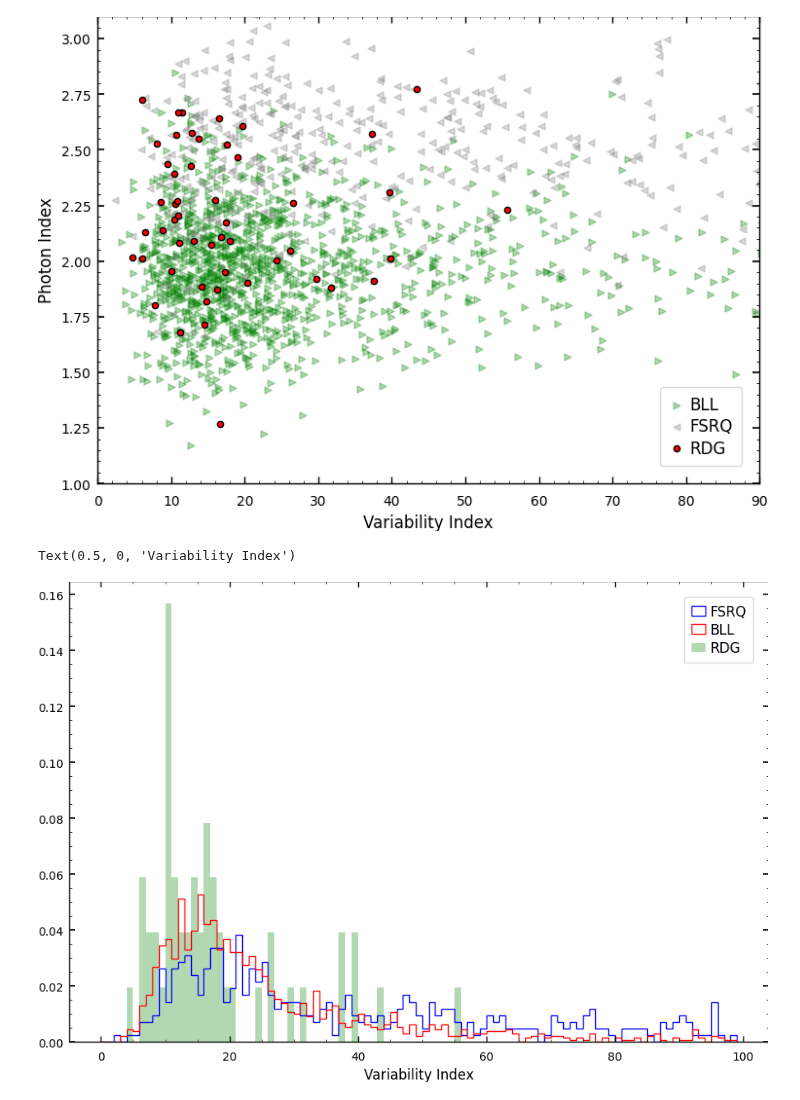
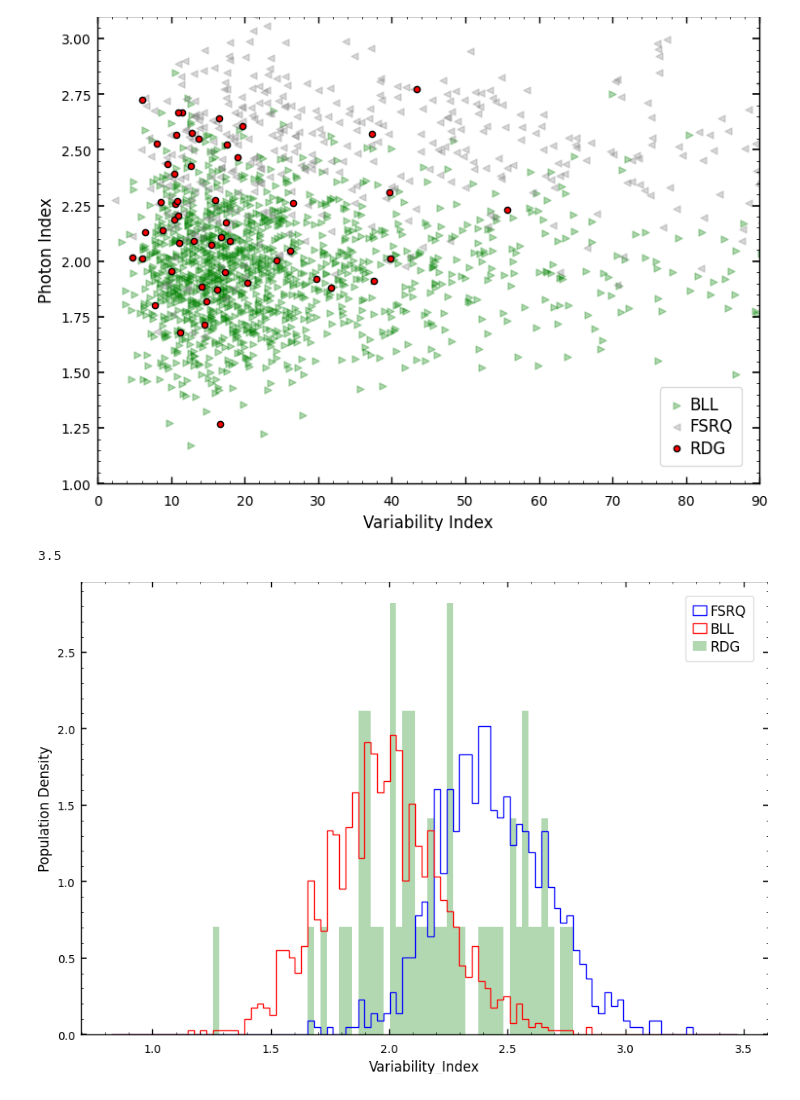
Before and after one commit to IoanPJ/Final_year_project_IMPJ, a Jupyter notebook: ML/separability_of_variables.ipynb, the cells around one changed output. Cells and saved outputs as stored; diff of their text form; code cells hidden in the pictures.

```diff
--- a/ML/separability_of_variables.ipynb
+++ b/ML/separability_of_variables.ipynb
@@ -127,18 +128,47 @@ ax.set_xlabel('Variability Index',fontsize=12)
 Text(0.5, 0, 'Variability Index')
 [figure]
 # %%
+feature = 'Variability_Index'
+feat = np.array(data[feature])
+feat=np.log(feat)
+classes = np.array(data['CLASS1'])
+bll_feat = np.array([])
+for i in range(0,len(classes)):
+    if classes[i] == 1:
+        bll_feat = np.append(bll_feat,feat[i])
+    elif classes[i] == 2:
+        fsrq_feat = np.append(fsrq_feat,feat[i])
+    elif classes[i] == 3:
+        rdg_feat = np.append(rdg_feat,feat[i])
+    elif classes[i] == 4:
+        pass
+    else:
+        print('Error')
+
+
+feat[feat==-np.inf] = np.nan
+feat = feat[~np.isnan(feat)]
+n = np.min(feat)
+N = np.max(feat)
+
+n=n
+N=3.5
+step = abs((N-n)/100)
+print(N)
 
 fig, ax = plt.subplots(figsize = (10,7))
 #ax2 = ax.twinx()
-ax.hist(fsrq_vi,histtype='step',bins = np.arange(0,100,1),color='blue',density=True,label = 'FSRQ')
-ax.hist(bll_vi,histtype='step',bins = np.arange(0,100,1),color='red',density=True,label='BLL')
-ax.hist(rdg_vi,histtype='stepfilled',bins = np.arange(0,100,1),color='green',density=True,alpha=0.3,label='RDG')
+ax.hist(fsrq,histtype='step',bins = np.arange(n,N,step),color='blue',density=True,label = 'FSRQ')
+ax.hist(bll,histtype='step',bins = np.arange(n,N,step),color='red',density=True,label='BLL')
+ax.hist(rdg,histtype='stepfilled',bins = np.arange(n,N,step),color='green',density=True,alpha=0.3,label='RDG')
 ax.legend(fontsize=12)
 #ax.set_xbound(1.35,3.05)
-ax.set_xlabel('Variability Index',fontsize=12)
+ax.set_xlabel(feature,fontsize=12)
+ax.set_ylabel('Population Density',fontsize=12)
+plt.savefig('..\\Plots\\Distribution Histograms\\'+feature+'.png')
 # %% [output]
-Text(0.5, 0, 'Variability Index')
+3.5
-[figure, old version]
+[figure, new version]
 # %%
 y_probs = np.array(rdgdata['y_probs_bll'])
 classes = np.array(rdgdata['CLASS1'])
```
Also changed, not shown: parts of 5 cells of this notebook, 24 other files.
